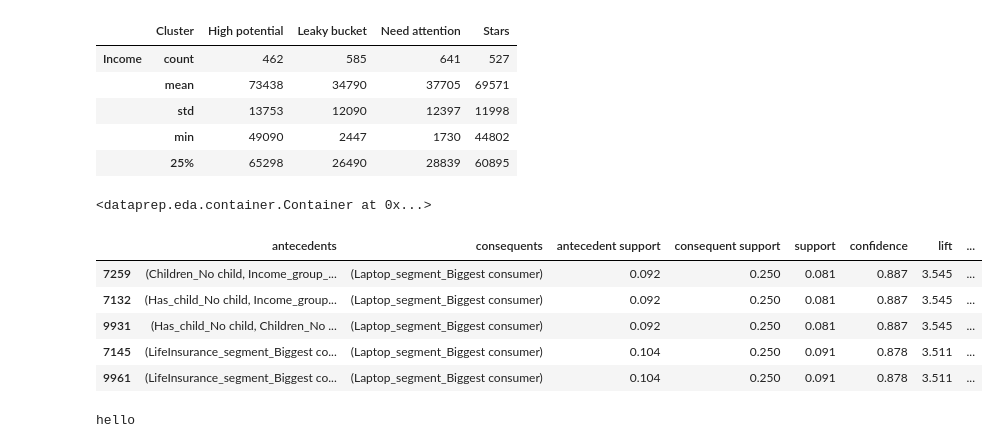
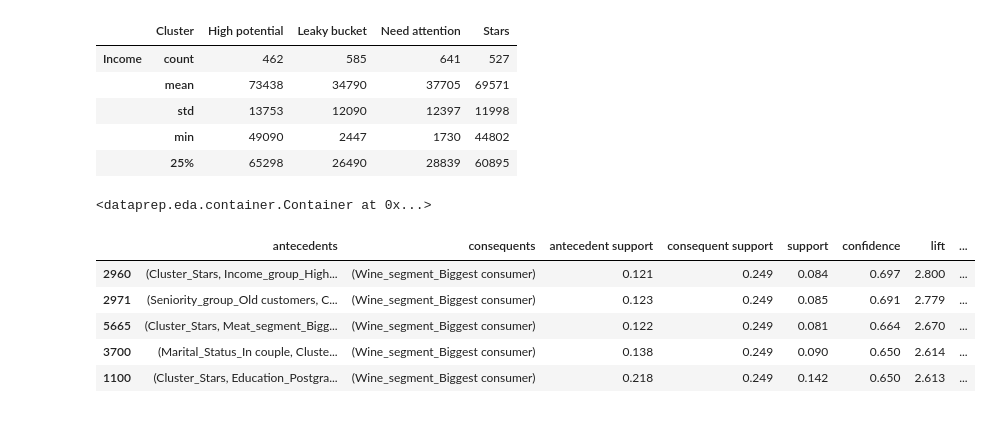
Before and after one commit to dhanusrikar/CarmelSolutions_Internship, a Jupyter notebook: marketing_campaing_code.ipynb, the cells around one changed output. Cells and saved outputs as stored; diff of their text form; code cells hidden in the pictures.

```diff
--- a/marketing_campaing_code.ipynb
+++ b/marketing_campaing_code.ipynb
@@ -83,15 +81,18 @@ data['Children'].replace(
 # meat -> laptop
 data = data.rename(
     columns={
-        'MntWines': "LifeInsurance",
-        'MntFruits': 'Cars',
-        'MntMeatProducts': 'Laptop'
+        'MntWines': "Wine",
+        'MntFruits': 'Fruit',
+        'MntMeatProducts': 'Meat',
+        'MntFishProducts': 'Fish',
+        'MntSweetProducts': 'Sweets',
+        'MntGoldProds': 'Gold'
     })
 
 data = data[[
     'Age', 'Education', 'Marital_Status', 'Income', 'Spending', 'Seniority',
-    'Has_child', 'Children', 'LifeInsurance', 'Cars', 'Laptop'
+    'Has_child', 'Children', 'Wine', 'Fruit', 'Meat', 'Fish', 'Sweets',
+    'Gold'
 ]]
-
 data.head()
 # %% [output]
@@ -189,18 +190,18 @@ data['Seniority_group'] = pd.qcut(data['Seniority'],
 data = data.drop(columns=['Age', 'Income', 'Seniority'])
 # %%
 cut_labels = ['Low consumer', 'Frequent consumer', 'Biggest consumer']
-data['LifeInsurance_segment'] = pd.qcut(data['LifeInsurance'][data['LifeInsurance'] > 0],
+data['Wine_segment'] = pd.qcut(data['Wine'][data['Wine'] > 0],
                                 q=[0, .25, .75, 1],
                                 labels=cut_labels).astype("object")
-data['Car_segment'] = pd.qcut(data['Cars'][data['Cars'] > 0],
+data['Fruit_segment'] = pd.qcut(data['Fruit'][data['Fruit'] > 0],
                                  q=[0, .25, .75, 1],
                                  labels=cut_labels).astype("object")
-data['Laptop_segment'] = pd.qcut(data['Laptop'][data['Laptop'] > 0],
+data['Meat_segment'] = pd.qcut(data['Meat'][data['Meat'] > 0],
                                q=[0, .25, .75, 1],
                                labels=cut_labels).astype("object")
 data.replace(np.nan, "Non consumer", inplace=True)
 data.drop(
-    columns=['Spending', 'LifeInsurance', 'Cars', 'Laptop'],
+    columns=['Spending', 'Wine', 'Fruit', 'Meat'],
     inplace=True)
 data = data.astype(object)
 # %%
@@ -210,32 +211,28 @@ plot(data)
 # %%
 pd.set_option('display.max_columns', None)
 pd.set_option('display.max_rows', None)
 pd.set_option('display.max_colwidth', 999)
 pd.options.display.float_format = "{:.3f}".format
 association = data.copy()
 df = pd.get_dummies(association)
 min_support = 0.08
 max_len = 10
 frequent_items = apriori(df,
                          use_colnames=True,
                          min_support=min_support,
                          max_len=max_len + 1)
 rules = association_rules(frequent_items, metric='lift', min_threshold=1)
 
-product = 'Laptop'
+product = 'Wine'
 segment = 'Biggest consumer'
 target = '{\'%s_segment_%s\'}' % (product, segment)
 results_personnal_care = rules[rules['consequents'].astype(str).str.contains(
     target, na=False)].sort_values(by='confidence', ascending=False)
 results_personnal_care.head()
 # %% [output]
 |  | antecedents | consequents | antecedent support | consequent support | support | confidence | lift | ... |
-| 7259 | (Children_No child, Income_group_... | (Laptop_segment_Biggest consumer) | 0.092 | 0.250 | 0.081 | 0.887 | 3.545 | ... |
-| 7132 | (Has_child_No child, Income_group... | (Laptop_segment_Biggest consumer) | 0.092 | 0.250 | 0.081 | 0.887 | 3.545 | ... |
-| 9931 | (Has_child_No child, Children_No ... | (Laptop_segment_Biggest consumer) | 0.092 | 0.250 | 0.081 | 0.887 | 3.545 | ... |
-| 7145 | (LifeInsurance_segment_Biggest co... | (Laptop_segment_Biggest consumer) | 0.104 | 0.250 | 0.091 | 0.878 | 3.511 | ... |
-| 9961 | (LifeInsurance_segment_Biggest co... | (Laptop_segment_Biggest consumer) | 0.104 | 0.250 | 0.091 | 0.878 | 3.511 | ... |
+| 2960 | (Cluster_Stars, Income_group_High... | (Wine_segment_Biggest consumer) | 0.121 | 0.249 | 0.084 | 0.697 | 2.800 | ... |
+| 2971 | (Seniority_group_Old customers, C... | (Wine_segment_Biggest consumer) | 0.123 | 0.249 | 0.085 | 0.691 | 2.779 | ... |
+| 5665 | (Cluster_Stars, Meat_segment_Bigg... | (Wine_segment_Biggest consumer) | 0.122 | 0.249 | 0.081 | 0.664 | 2.670 | ... |
+| 3700 | (Marital_Status_In couple, Cluste... | (Wine_segment_Biggest consumer) | 0.138 | 0.249 | 0.090 | 0.650 | 2.614 | ... |
+| 1100 | (Cluster_Stars, Education_Postgra... | (Wine_segment_Biggest consumer) | 0.218 | 0.249 | 0.142 | 0.650 | 2.613 | ... |
-# %%
-print('hello')
-# %% [output]
-hello
```
Also changed, not shown: parts of 3 cells of this notebook.
